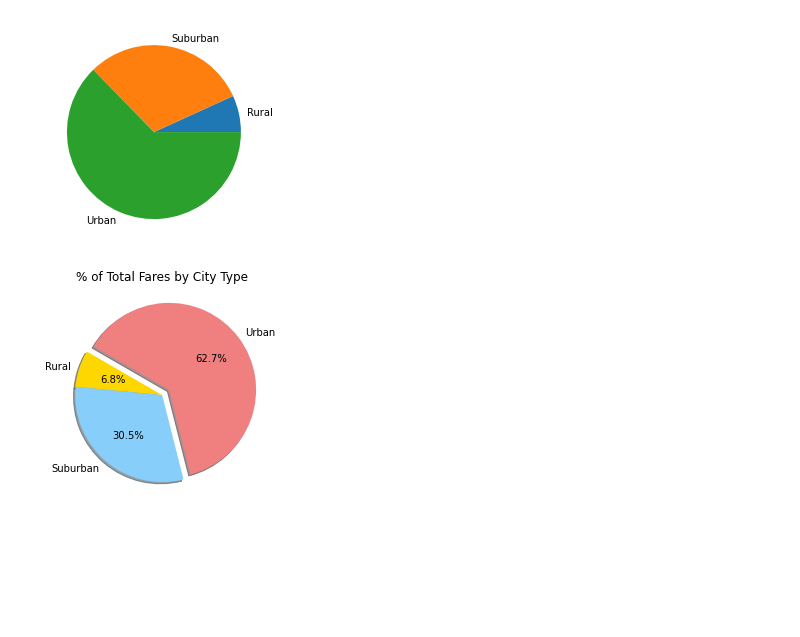
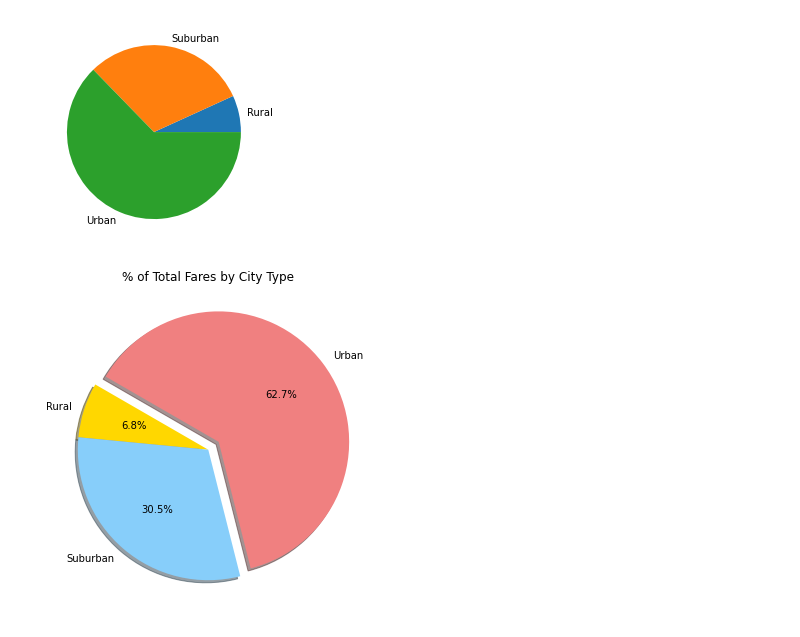
Before and after one commit to k-wrenn/PyBer_Analysis, a Jupyter notebook: PyBer.ipynb, the cells around one changed output. Drawn from its saved outputs; the diff is of its cells as text; code cells hidden in the pictures; blank space fills up the shorter version.

```diff
--- a/PyBer.ipynb
+++ b/PyBer.ipynb
@@ -655,15 +655,18 @@ plt.show()
 # %% [output]
 [figure]
 # %%
-# Build the percentage of fares by city type pie chart.
+# Import mpl to change the plot configurations using rcParams.
+import matplotlib as mpl
+# Build Pie Chart
+plt.subplots(figsize=(10, 6))
 plt.pie(type_percents,
     labels=["Rural", "Suburban", "Urban"],
     colors=["gold", "lightskyblue", "lightcoral"],
     explode=[0, 0, 0.1],
     autopct='%1.1f%%',
     shadow=True, startangle=150)
 plt.title("% of Total Fares by City Type")
 # Show Figure
 plt.show()
 # %% [output]
-[figure, old version]
+[figure, new version]
```
